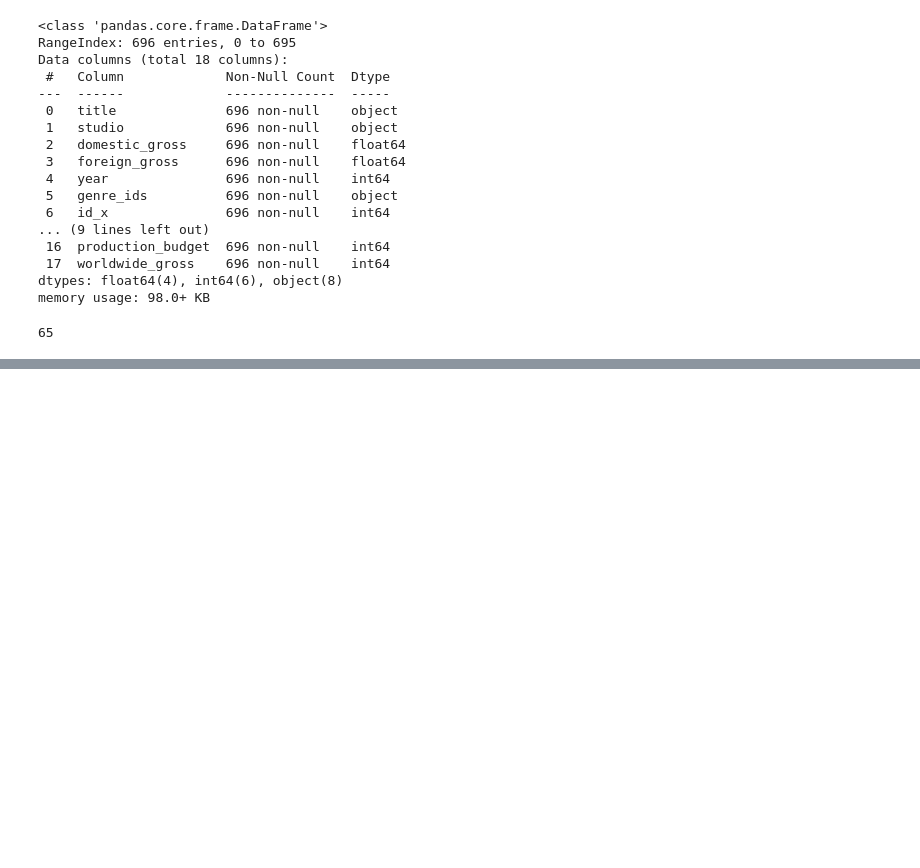
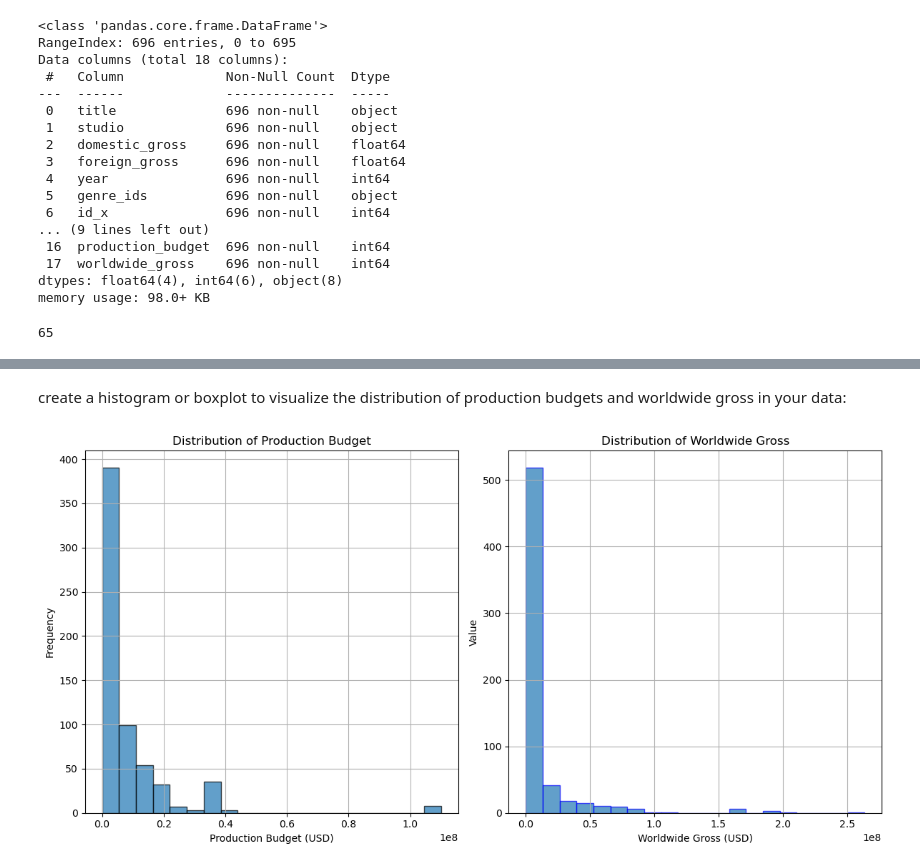
Before and after one commit to victormuuo07/Project_trial2, a Jupyter notebook: index.ipynb, the cells around one changed output, grey strips where cells are left out. Cells and saved outputs as stored; diff of their text form; code cells hidden in the pictures; blank space fills up the shorter version.

```diff
--- a/index.ipynb
+++ b/index.ipynb
@@ -284,3 +284,7 @@ memory usage: 98.0+ KB
 merged_data.duplicated().sum()
 # %% [output]
 65
+# %%
+# Drop the duplicates (inplace modification by default)
+merged_data.drop_duplicates(inplace=True)
+merged_data.duplicated().sum()
@@ -286,0 +305,27 @@ merged_data.duplicated().sum()
+# %% [markdown]
+create a histogram or boxplot to visualize the distribution of production budgets and worldwide gross in your data:
+# %%
+
+
+# Create subplots for better organization
+fig, (ax1, ax2) = plt.subplots(1, 2, figsize=(12, 6))
+
+# Histogram for Production Budget
+ax1.hist(merged_data['production_budget'], bins=20, edgecolor='black', alpha=0.7)
+ax1.set_title('Distribution of Production Budget')
+ax1.set_xlabel('Production Budget (USD)')
+ax1.set_ylabel('Frequency')
+ax1.grid(True)
+
+# Boxplot for Worldwide Gross
+ax2.hist(merged_data['worldwide_gross'], bins=20, edgecolor='blue', alpha=0.7)
+ax2.set_title('Distribution of Worldwide Gross')
+ax2.set_xlabel('Worldwide Gross (USD)')
+ax2.set_ylabel('Value')
+ax2.grid(True)
+
+# Adjust layout and display the plot
+plt.tight_layout()
+plt.show()
+# %% [output]
+[figure, added]
```
Also changed, not shown: parts of 9 cells of this notebook.
